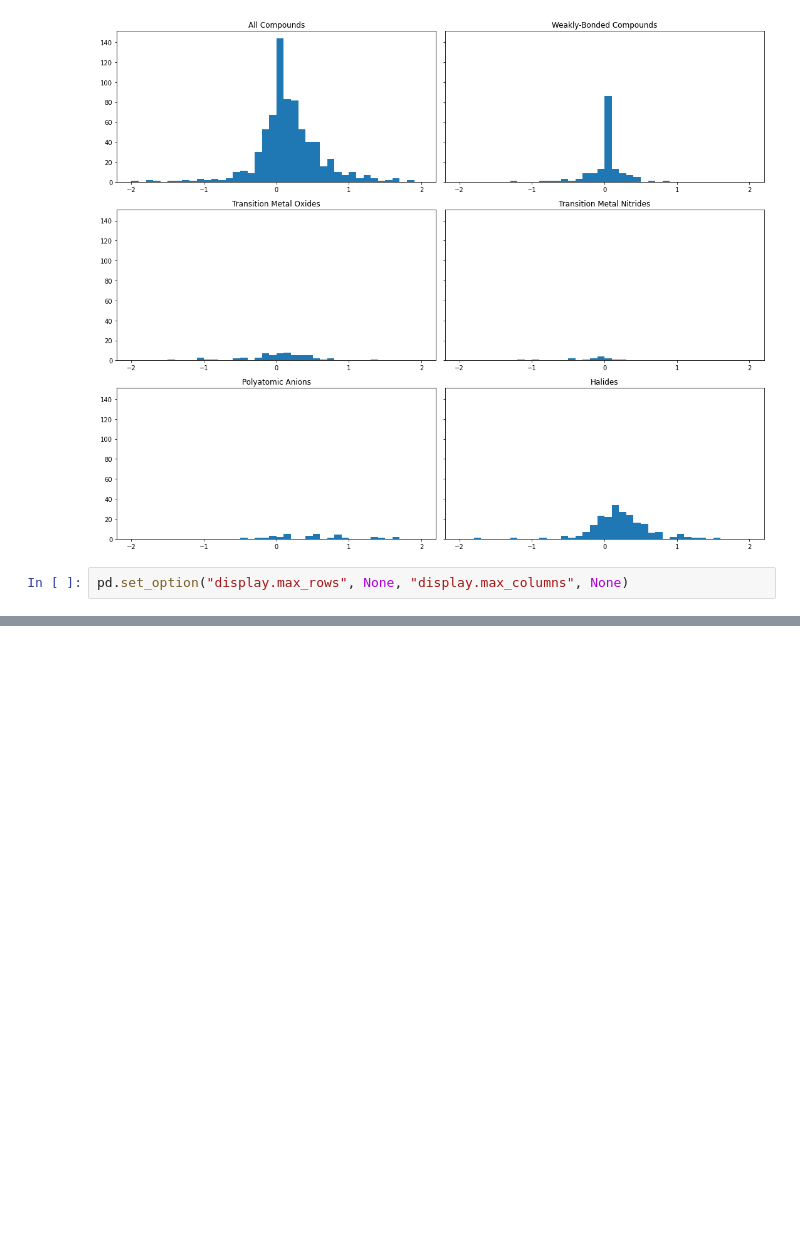
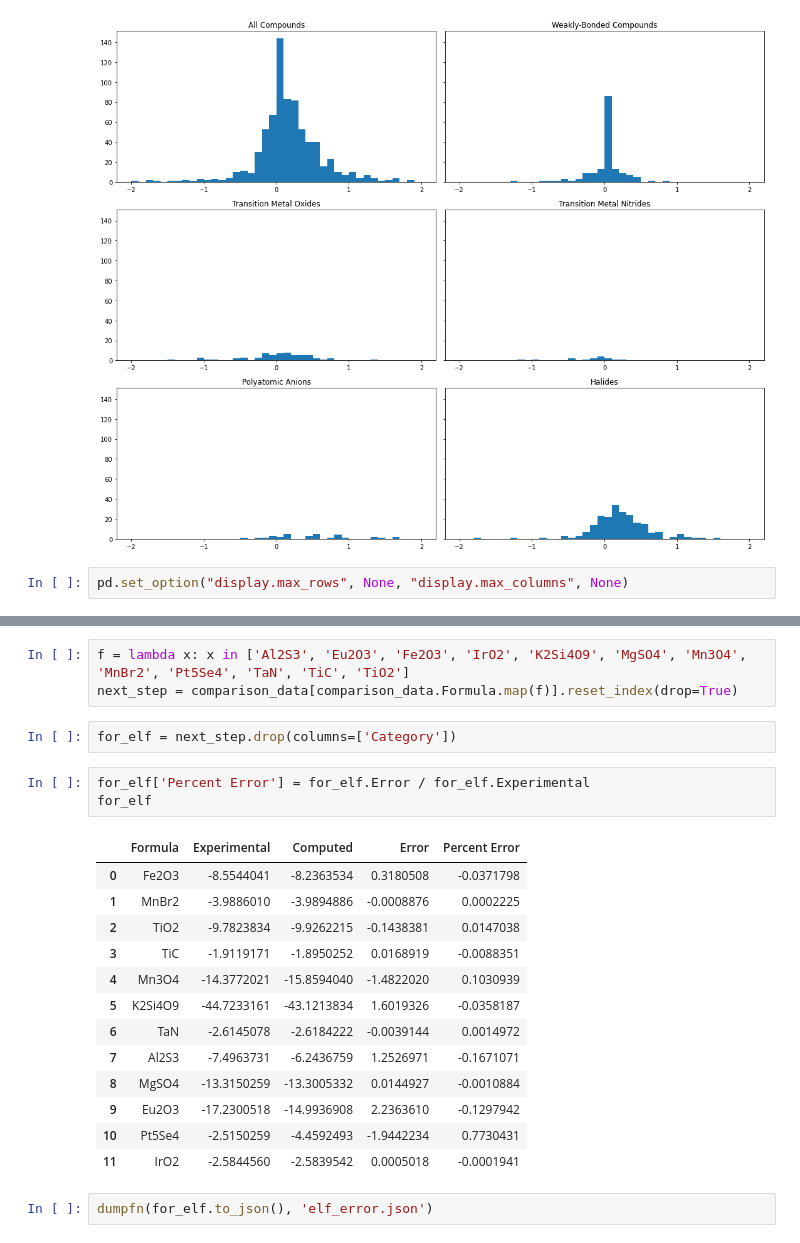
Before and after one commit to ayushsgupta/dft-energy-analysis, a Jupyter notebook: dft_formation_energy/formation_energy.ipynb, the cells around one changed output, grey strips where cells are left out. Drawn from its saved outputs; the diff is of its cells as text; blank space fills up the shorter version.

```diff
--- a/dft_formation_energy/formation_energy.ipynb
+++ b/dft_formation_energy/formation_energy.ipynb
@@ -568,0 +569,24 @@ comparison_data.iloc[comparison_data['Error'].abs().argsort()]
+# %%
+f = lambda x: x in ['Al2S3', 'Eu2O3', 'Fe2O3', 'IrO2', 'K2Si4O9', 'MgSO4', 'Mn3O4', 'MnBr2', 'Pt5Se4', 'TaN', 'TiC', 'TiO2']
+next_step = comparison_data[comparison_data.Formula.map(f)].reset_index(drop=True)
+# %%
+for_elf = next_step.drop(columns=['Category'])
+# %%
+for_elf['Percent Error'] = for_elf.Error / for_elf.Experimental
+for_elf
+# %% [output]
+|  | Formula | Experimental | Computed | Error | Percent Error |
+| 0 | Fe2O3 | -8.5544041 | -8.2363534 | 0.3180508 | -0.0371798 |
+| 1 | MnBr2 | -3.9886010 | -3.9894886 | -0.0008876 | 0.0002225 |
+| 2 | TiO2 | -9.7823834 | -9.9262215 | -0.1438381 | 0.0147038 |
+| 3 | TiC | -1.9119171 | -1.8950252 | 0.0168919 | -0.0088351 |
+| 4 | Mn3O4 | -14.3772021 | -15.8594040 | -1.4822020 | 0.1030939 |
+| 5 | K2Si4O9 | -44.7233161 | -43.1213834 | 1.6019326 | -0.0358187 |
+| 6 | TaN | -2.6145078 | -2.6184222 | -0.0039144 | 0.0014972 |
+| 7 | Al2S3 | -7.4963731 | -6.2436759 | 1.2526971 | -0.1671071 |
+| 8 | MgSO4 | -13.3150259 | -13.3005332 | 0.0144927 | -0.0010884 |
+| 9 | Eu2O3 | -17.2300518 | -14.9936908 | 2.2363610 | -0.1297942 |
+| 10 | Pt5Se4 | -2.5150259 | -4.4592493 | -1.9442234 | 0.7730431 |
+| 11 | IrO2 | -2.5844560 | -2.5839542 | 0.0005018 | -0.0001941 |
+# %%
+dumpfn(for_elf.to_json(), 'elf_error.json')
```
Also changed, not shown: parts of 5 cells of this notebook.
